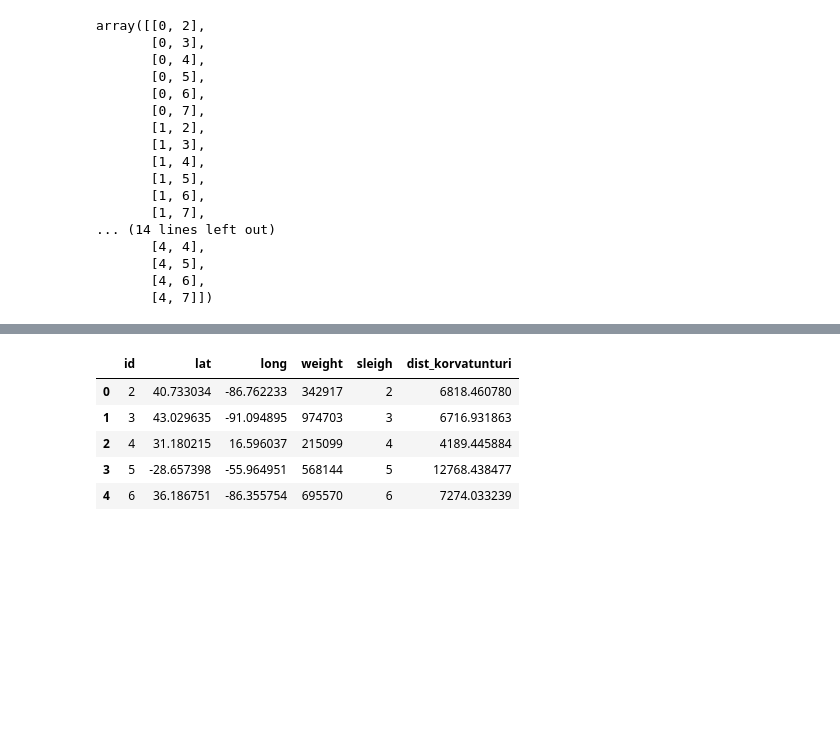
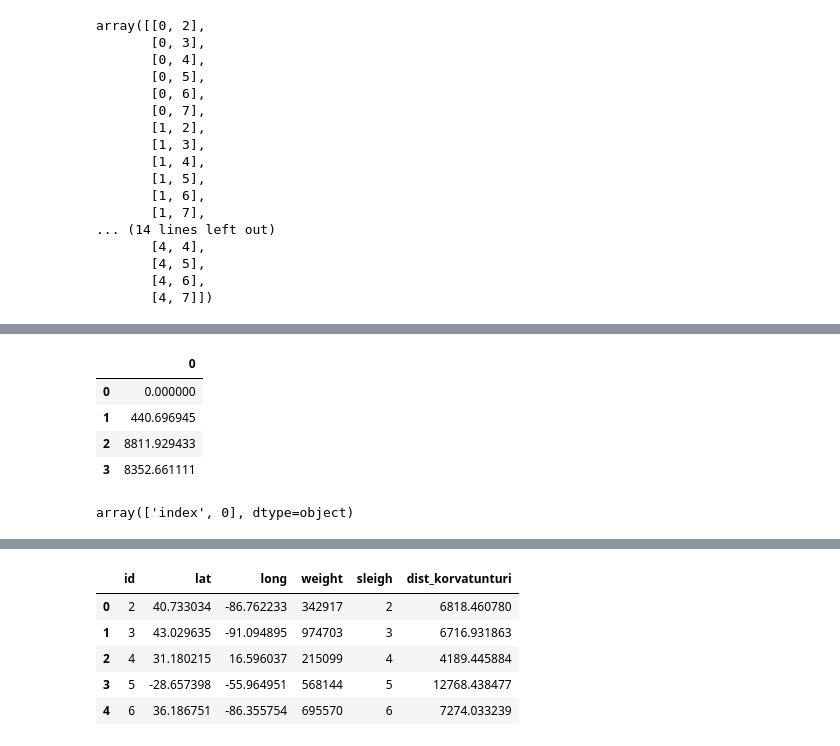
Before and after one commit to jannenev/tsp-santa, a Jupyter notebook: santa.ipynb, the cells around one changed output, grey strips where cells are left out. Drawn from its saved outputs; the diff is of its cells as text; code cells hidden in the pictures; blank space fills up the shorter version.

```diff
--- a/santa.ipynb
+++ b/santa.ipynb
@@ -173,5 +130,3 @@ import time
-# %%
-df = small
 # %%
 
 start = time.time()
@@ -550,0 +964,5 @@ knn[0]
+# %%
+df_full = df
+#df = df[0:500]
+df = df_full
+len(df)
@@ -550,0 +1101,9 @@ knn[0]
+# %%
+dist = pd.DataFrame(dist)
+dist[0:4]
+# %% [output]
+|  | 0 |
+| 0 | 0.000000 |
+| 1 | 440.696945 |
+| 2 | 8811.929433 |
+| 3 | 8352.661111 |
@@ -550,0 +1119,4 @@ knn[0]
+# %%
+dist.columns.values
+# %% [output]
+array(['index', 0], dtype=object)
```
Also changed, not shown: parts of 118 cells of this notebook, 1 other file.
